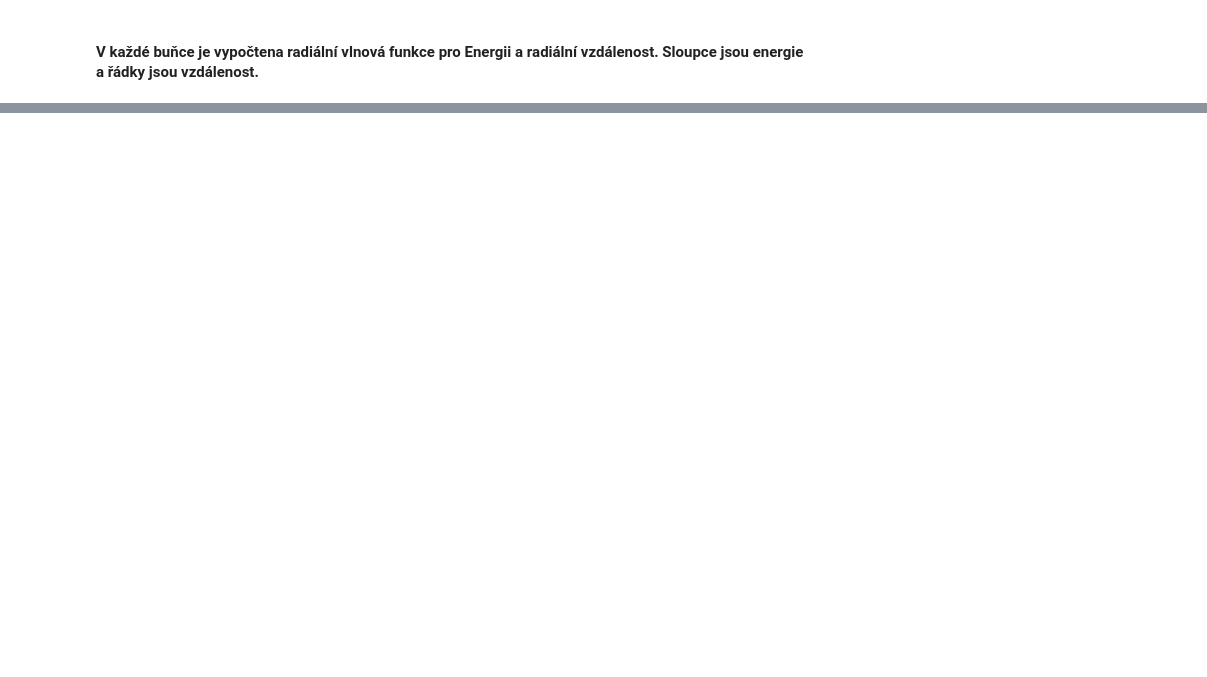
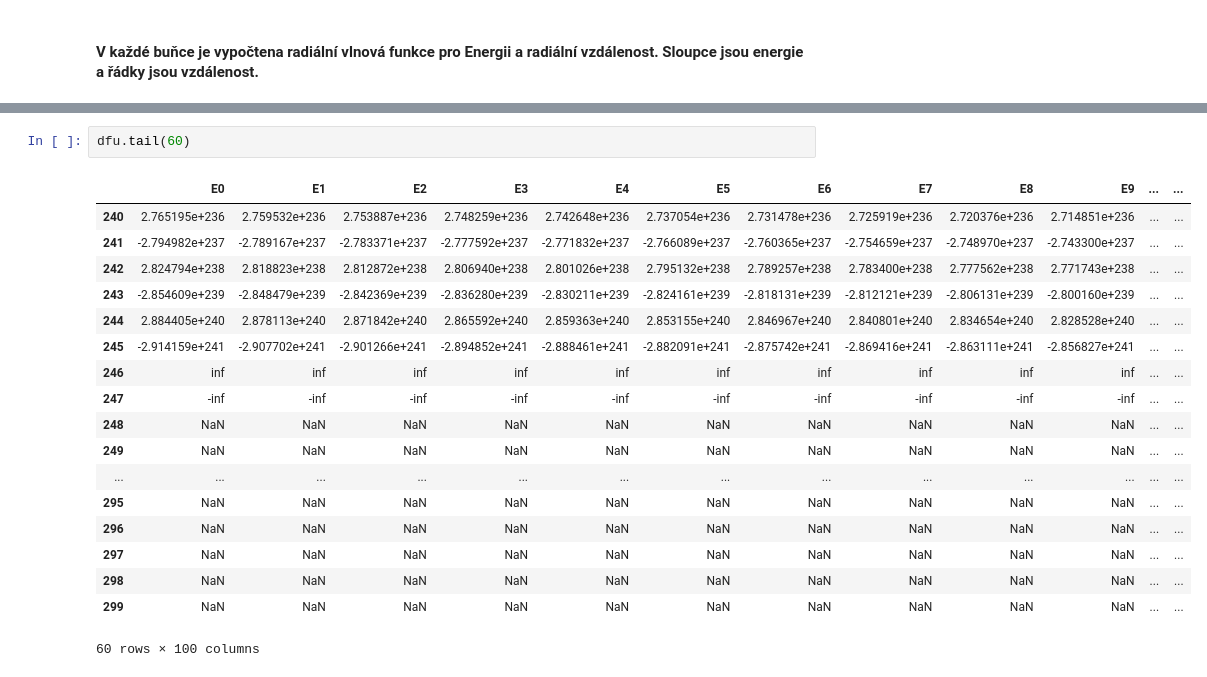
Before and after one commit to LukasHrdy11/OV-2024-, a Jupyter notebook: Stáž OV.ipynb, the cells around one changed output, grey strips where cells are left out. Drawn from its saved outputs; the diff is of its cells as text; blank space fills up the shorter version.

```diff
--- a/Stáž OV.ipynb
+++ b/Stáž OV.ipynb
@@ -132,0 +143,21 @@ dfu
+# %%
+dfu.tail(60)
+# %% [output]
+|  | E0 | E1 | E2 | E3 | E4 | E5 | E6 | E7 | E8 | E9 | ... | ... |
+| 240 | 2.765195e+236 | 2.759532e+236 | 2.753887e+236 | 2.748259e+236 | 2.742648e+236 | 2.737054e+236 | 2.731478e+236 | 2.725919e+236 | 2.720376e+236 | 2.714851e+236 | ... | ... |
+| 241 | -2.794982e+237 | -2.789167e+237 | -2.783371e+237 | -2.777592e+237 | -2.771832e+237 | -2.766089e+237 | -2.760365e+237 | -2.754659e+237 | -2.748970e+237 | -2.743300e+237 | ... | ... |
+| 242 | 2.824794e+238 | 2.818823e+238 | 2.812872e+238 | 2.806940e+238 | 2.801026e+238 | 2.795132e+238 | 2.789257e+238 | 2.783400e+238 | 2.777562e+238 | 2.771743e+238 | ... | ... |
+| 243 | -2.854609e+239 | -2.848479e+239 | -2.842369e+239 | -2.836280e+239 | -2.830211e+239 | -2.824161e+239 | -2.818131e+239 | -2.812121e+239 | -2.806131e+239 | -2.800160e+239 | ... | ... |
+| 244 | 2.884405e+240 | 2.878113e+240 | 2.871842e+240 | 2.865592e+240 | 2.859363e+240 | 2.853155e+240 | 2.846967e+240 | 2.840801e+240 | 2.834654e+240 | 2.828528e+240 | ... | ... |
+| 245 | -2.914159e+241 | -2.907702e+241 | -2.901266e+241 | -2.894852e+241 | -2.888461e+241 | -2.882091e+241 | -2.875742e+241 | -2.869416e+241 | -2.863111e+241 | -2.856827e+241 | ... | ... |
+| 246 | inf | inf | inf | inf | inf | inf | inf | inf | inf | inf | ... | ... |
+| 247 | -inf | -inf | -inf | -inf | -inf | -inf | -inf | -inf | -inf | -inf | ... | ... |
+| 248 | NaN | NaN | NaN | NaN | NaN | NaN | NaN | NaN | NaN | NaN | ... | ... |
+| 249 | NaN | NaN | NaN | NaN | NaN | NaN | NaN | NaN | NaN | NaN | ... | ... |
+| ... | ... | ... | ... | ... | ... | ... | ... | ... | ... | ... | ... | ... |
+| 295 | NaN | NaN | NaN | NaN | NaN | NaN | NaN | NaN | NaN | NaN | ... | ... |
+| 296 | NaN | NaN | NaN | NaN | NaN | NaN | NaN | NaN | NaN | NaN | ... | ... |
+| 297 | NaN | NaN | NaN | NaN | NaN | NaN | NaN | NaN | NaN | NaN | ... | ... |
+| 298 | NaN | NaN | NaN | NaN | NaN | NaN | NaN | NaN | NaN | NaN | ... | ... |
+| 299 | NaN | NaN | NaN | NaN | NaN | NaN | NaN | NaN | NaN | NaN | ... | ... |
+60 rows × 100 columns
```
Also changed, not shown: parts of 6 cells of this notebook.
